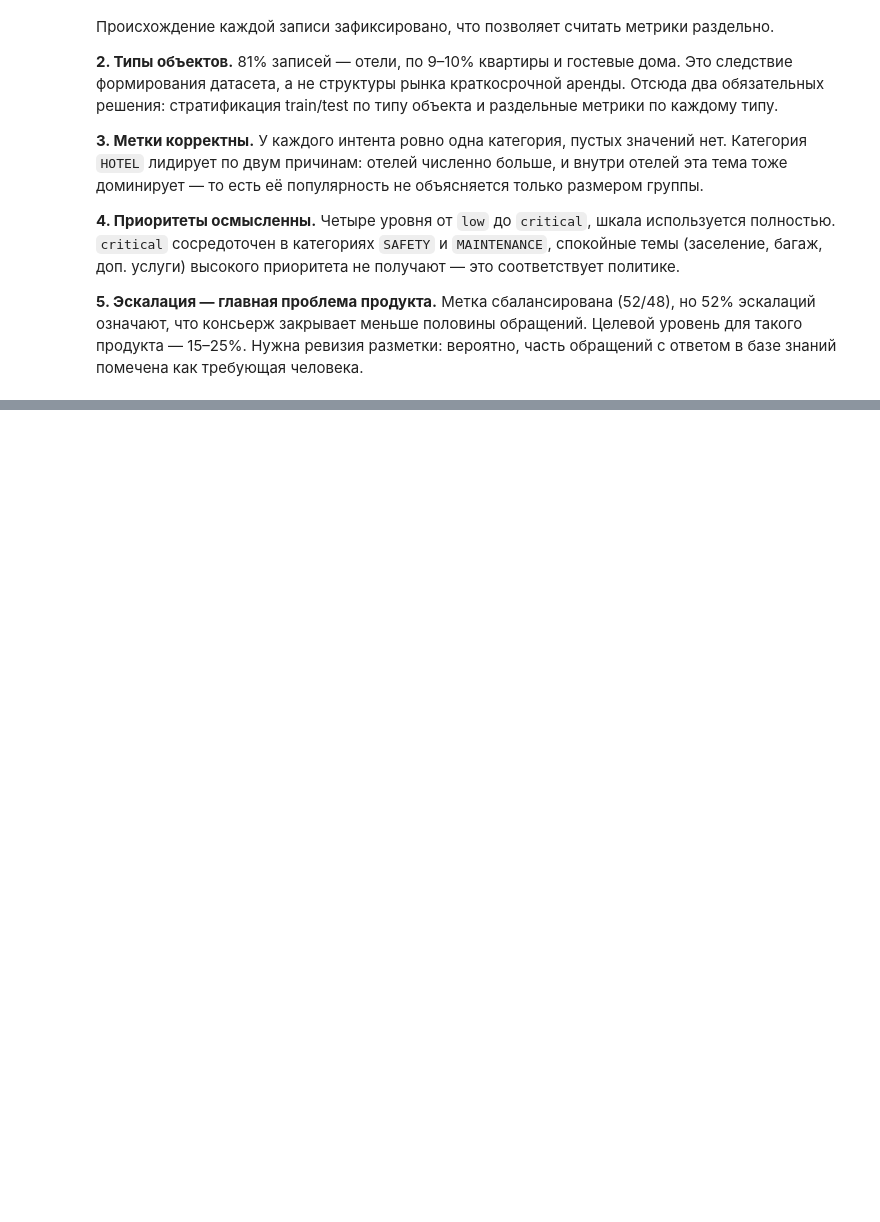
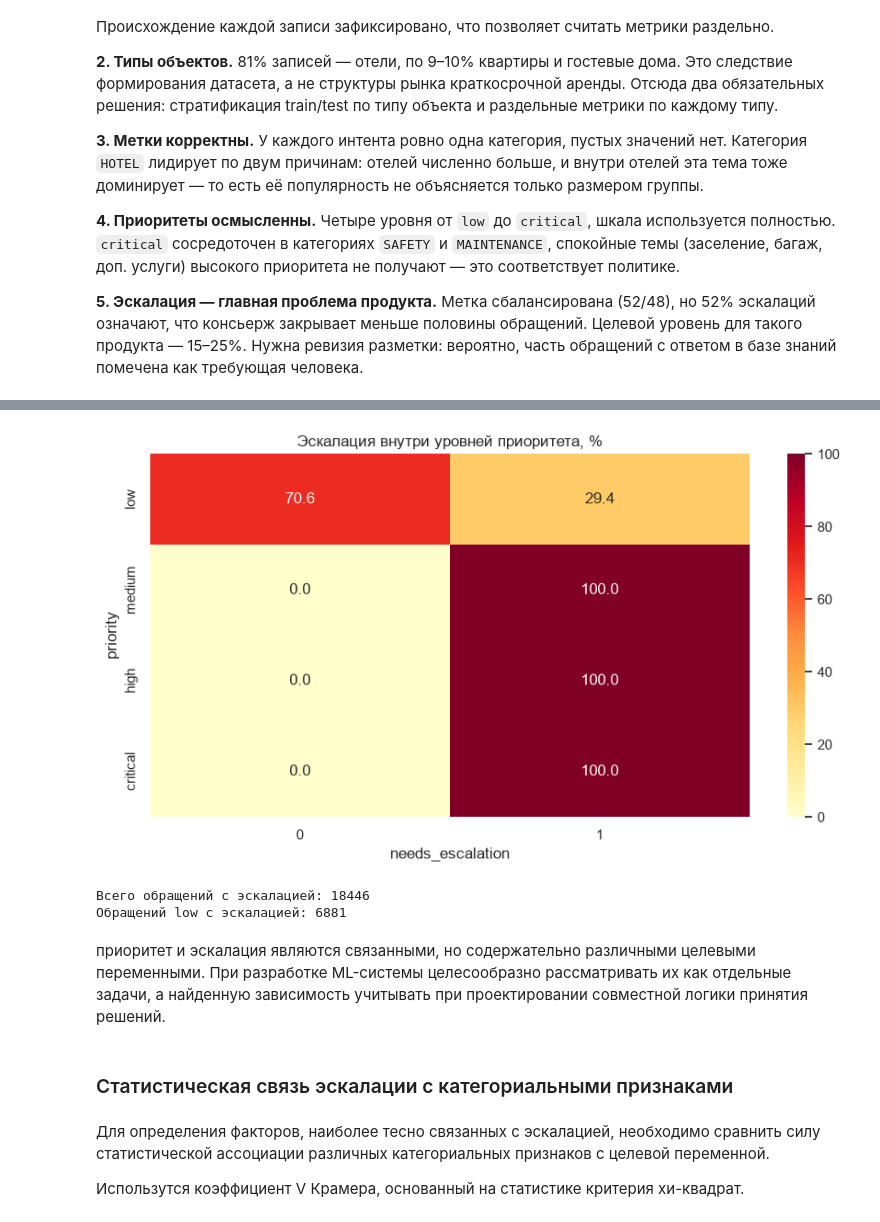
Before and after one commit to Ai-host-team/rental-ai-assistant, a Jupyter notebook: notebooks/01_eda_dataset.ipynb, the cells around one changed output, grey strips where cells are left out. Cells and saved outputs as stored; diff of their text form; code cells hidden in the pictures; blank space fills up the shorter version.

```diff
--- a/notebooks/01_eda_dataset.ipynb
+++ b/notebooks/01_eda_dataset.ipynb
@@ -453,0 +453,29 @@ needs_escalation   {1: 18446, 0: 16554}   доля 1: 52.7%
+# %%
+RANDOM_STATE = 42
+
+PRIORITY_ORDER = ["low","medium","high","critical"]
+sns.set_theme(style="whitegrid")
+eda = df.copy(deep=True)
+
+required_columns = {"request_id","instruction","intent","category","property_type","priority","needs_escalation","has_typos","scenario_group_id","annotation_status"}
+missing = required_columns - set(eda.columns)
+assert not missing, f"Отсутствующие колонки: {missing}"
+assert eda["request_id"].is_unique
+
+for col in ["needs_escalation", "has_typos"]:
+    eda[col] = pd.to_numeric(eda[col],errors="raise").astype("int8")
+
+eda["priority"] = (eda["priority"].astype("string").str.strip().str.lower())
+
+assert eda["needs_escalation"].isin([0, 1]).all()
+assert eda["has_typos"].isin([0, 1]).all()
+assert eda["priority"].isin(PRIORITY_ORDER).all()
+
+eda["word_count"] = (eda["instruction"].fillna("").str.findall(r"(?u)\b\w+\b").str.len())
+
+print("Количество обращений:", len(eda))
+print("Количество намерений:", eda["intent"].nunique())
+print("Количество сценарных групп:", eda["scenario_group_id"].nunique())
+
+print("\nКонтроль пропусков:")
+display(eda[["intent", "priority", "needs_escalation"]].isna().sum())
@@ -453,0 +615,4 @@ needs_escalation   {1: 18446, 0: 16554}   доля 1: 52.7%
+# %%
+priority_esc = pd.crosstab(eda["priority"],eda["needs_escalation"]).reindex(index=PRIORITY_ORDER,columns=[0, 1],fill_value=0)
+display(priority_esc)
+priority_esc_pct = (priority_esc.div(priority_esc.sum(axis=1), axis=0).mul(100))
@@ -453,0 +626,22 @@ needs_escalation   {1: 18446, 0: 16554}   доля 1: 52.7%
+# %%
+plt.figure(figsize=(9, 5))
+sns.heatmap(priority_esc_pct,annot=True,fmt=".1f",cmap="YlOrRd",vmin=0,vmax=100)
+plt.title("Эскалация внутри уровней приоритета, %")
+plt.xlabel("needs_escalation")
+plt.ylabel("priority")
+plt.tight_layout()
+plt.show()
+print("Всего обращений с эскалацией:",int(eda["needs_escalation"].sum()))
+print("Обращений low с эскалацией:",int(priority_esc.loc["low", 1]))
+# %% [output]
+[figure, added]
+Всего обращений с эскалацией: 18446
+Обращений low с эскалацией: 6881
+# %% [markdown]
+приоритет и эскалация являются связанными, но содержательно различными целевыми переменными. При разработке ML-системы целесообразно рассматривать их как отдельные задачи, а найденную зависимость учитывать при проектировании совместной логики принятия решений.
+# %% [markdown]
+### Статистическая связь эскалации с категориальными признаками
+# %% [markdown]
+Для определения факторов, наиболее тесно связанных с эскалацией, необходимо сравнить силу статистической ассоциации различных категориальных признаков с целевой переменной.
+
+Использутся коэффициент V Крамера, основанный на статистике критерия хи-квадрат.
```
Also changed, not shown: parts of 47 cells of this notebook.
